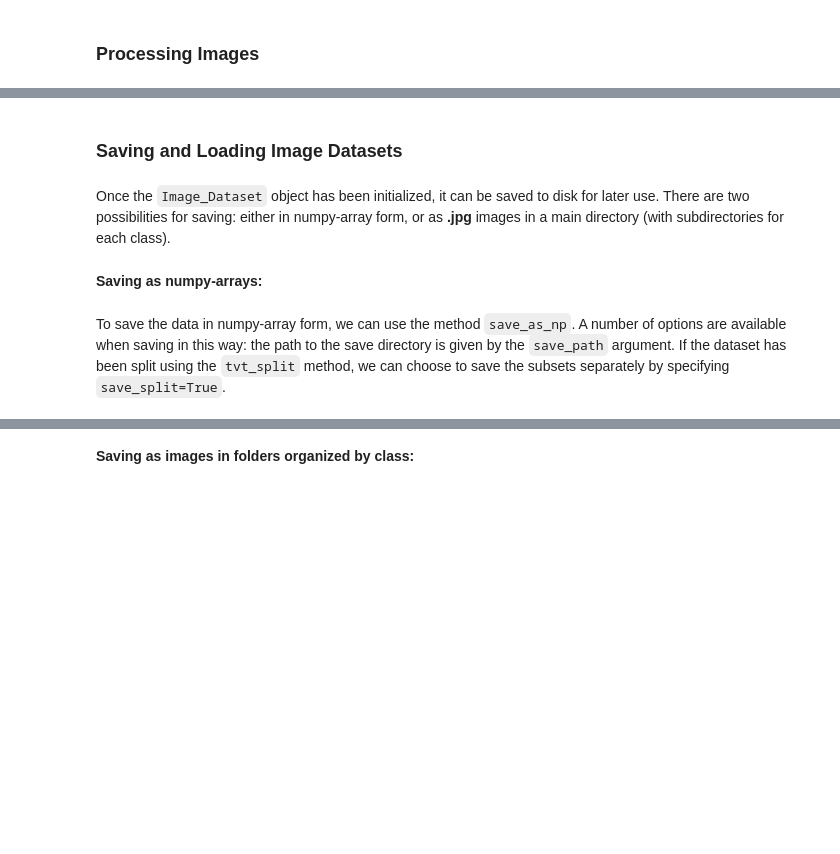
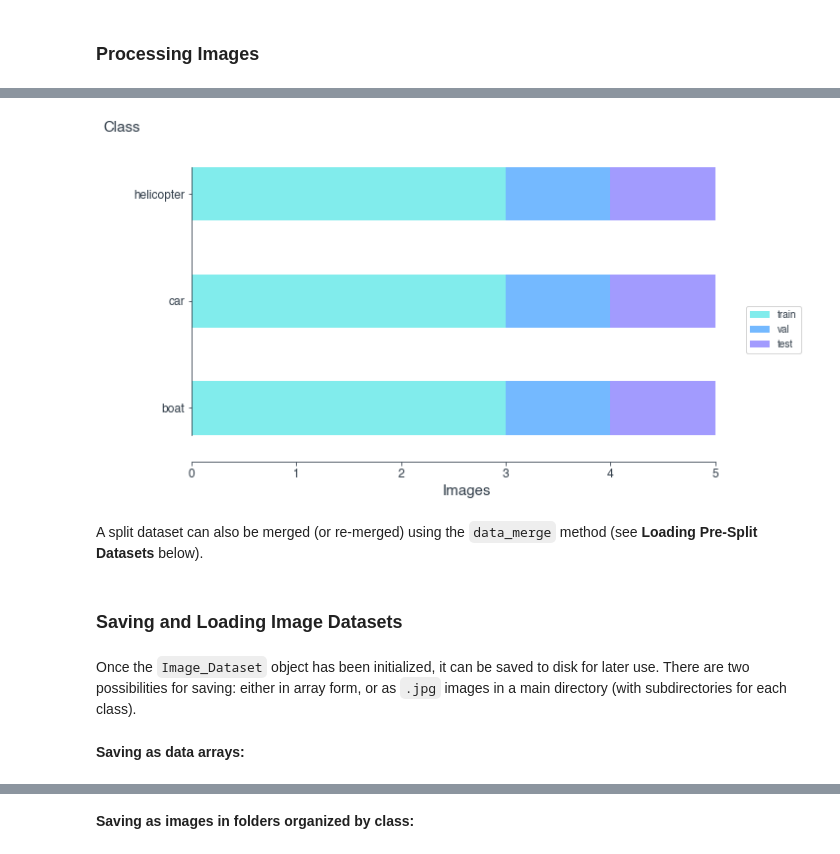
Before and after one commit to elbydata/imgo, a Jupyter notebook: demos/uptools_demo.ipynb, the cells around one changed output, grey strips where cells are left out. Drawn from its saved outputs; the diff is of its cells as text; code cells hidden in the pictures; blank space fills up the shorter version.

```diff
--- a/demos/uptools_demo.ipynb
+++ b/demos/uptools_demo.ipynb
@@ -168,8 +159,12 @@ The split methods create and set an attribute for each of the subsets, so `X_tra
+# %%
+my_dataset_2.details(plot=True)
+# %% [output]
+[figure, added]
+# %% [markdown]
+A split dataset can also be merged (or re-merged) using the `data_merge` method (see **Loading Pre-Split Datasets** below).
 # %% [markdown]
 ### Saving and Loading Image Datasets
 # %% [markdown]
-Once the `Image_Dataset` object has been initialized, it can be saved to disk for later use. There are two possibilities for saving: either in numpy-array form, or as **.jpg** images in a main directory (with subdirectories for each class).
+Once the `Image_Dataset` object has been initialized, it can be saved to disk for later use. There are two possibilities for saving: either in array form, or as `.jpg` images in a main directory (with subdirectories for each class).
 # %% [markdown]
-**Saving as numpy-arrays:**
+**Saving as data arrays:**
-# %% [markdown]
-To save the data in numpy-array form, we can use the method `save_as_np`. A number of options are available when saving in this way: the path to the save directory is given by the `save_path` argument. If the dataset has been split using the `tvt_split` method, we can choose to save the subsets separately by specifying `save_split=True`.
```
Also changed, not shown: parts of 78 cells of this notebook, 6 other files.
